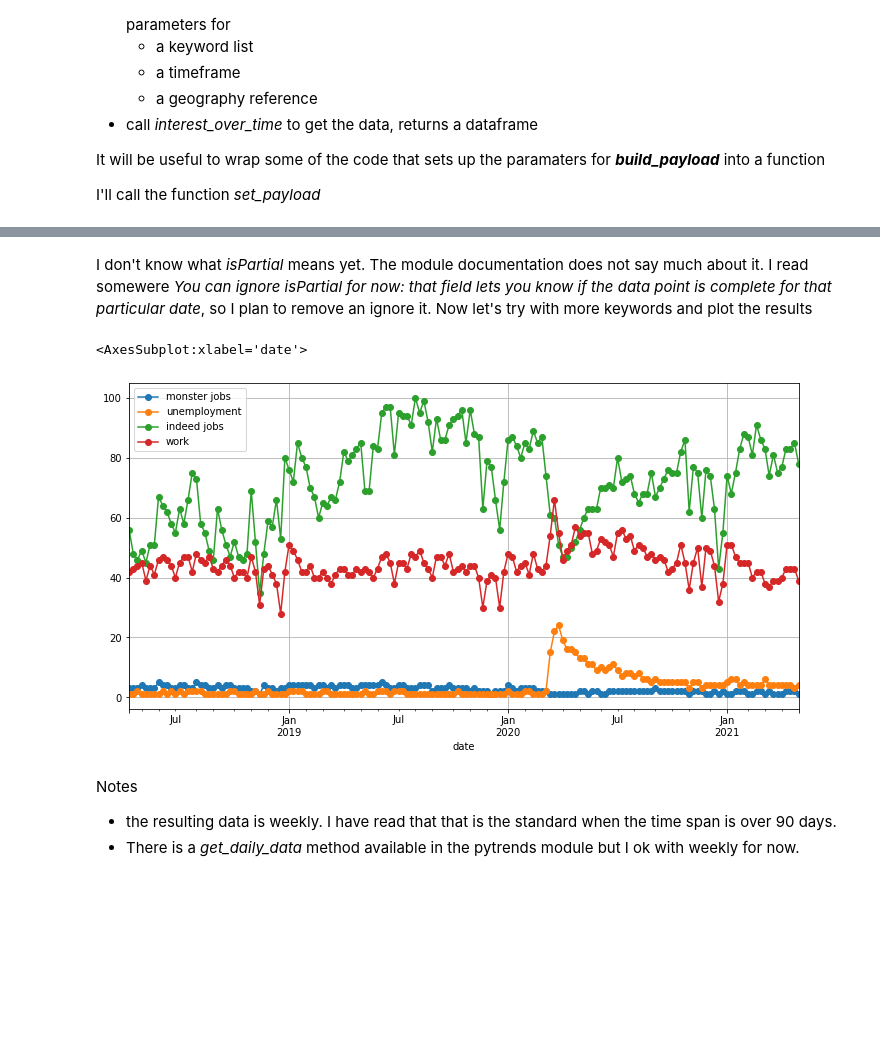
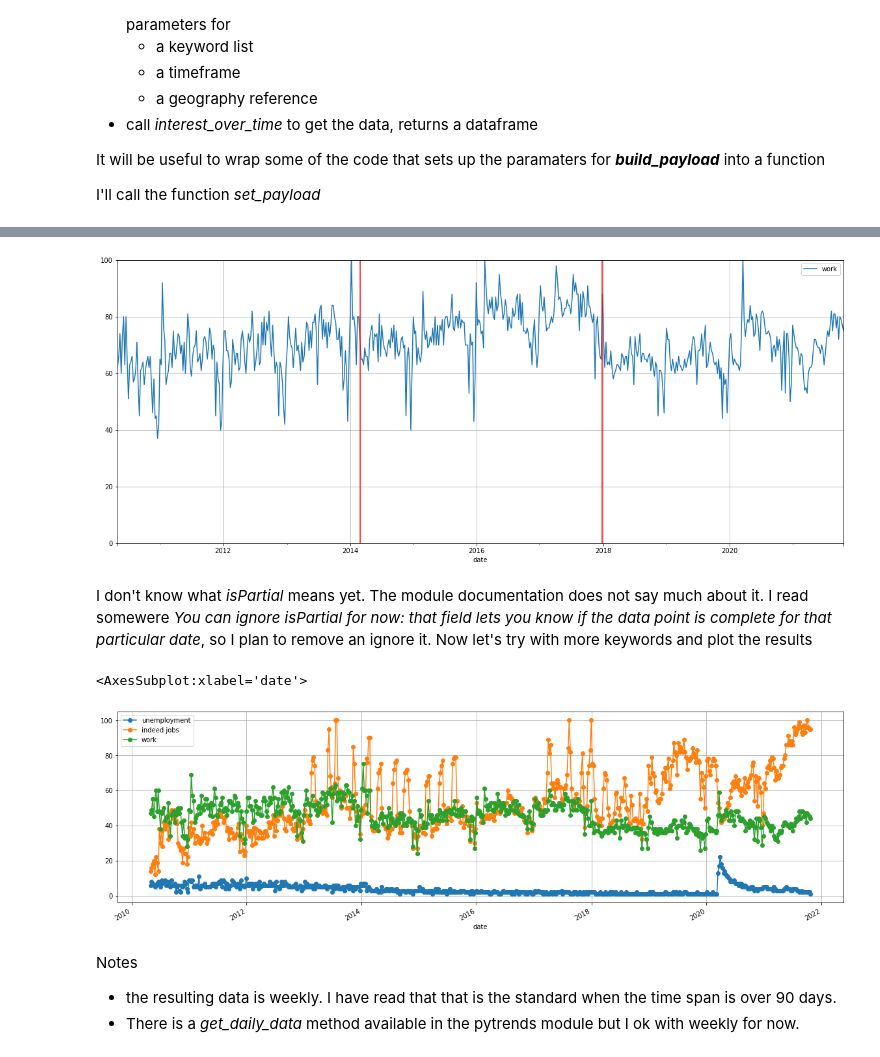
Before and after one commit to jhmuller/job-forecasting, a Jupyter notebook: _notebooks/Part_6_GoogleTrends.ipynb, the cells around one changed output, grey strips where cells are left out. Cells and saved outputs as stored; diff of their text form; code cells hidden in the pictures; blank space fills up the shorter version.

Commit message:
fixes in weekly claims, google and combind

```diff
--- a/_notebooks/Part_6_GoogleTrends.ipynb
+++ b/_notebooks/Part_6_GoogleTrends.ipynb
@@ -56,0 +73,4 @@ version np of numpy as 1.20.1
+# %%
+end_date = datetime.date.today()
+start_date = end_date - datetime.timedelta(weeks=52*8)
+print("start dt {0},  end_dt {1}".format(start_date, end_date))
@@ -70,15 +92,18 @@ It will be useful to wrap some of the code that sets up the paramaters for  ***b
 
 I'll call the function *set_payload*
 # %%
-def set_payload(trend_req, kw_list, nweeks=100, geo='US', cat=60, grop=''):
+def set_payload_weeks(trend_req, kw_list, nweeks=100, geo='US', cat=60, grop=''):
     end_date = datetime.date.today()
     start_date = datetime.date.today() - datetime.timedelta(weeks=nweeks)
     timeframe = start_date.strftime("%Y-%m-%d") + " " + end_date.strftime("%Y-%m-%d")
     trend_req.build_payload(kw_list, cat=cat, timeframe=timeframe, geo=geo, gprop=grop)
     return trend_req
+
+def make_trend_req(kw_list, cat=60, geo='US', grop=''):
+    trend_req.build_payload(kw_list, cat=cat, geo=geo, gprop=grop)
+    return trend_req
+
+def set_payload_start_end(trend_req, kw_list, start_date, end_date, geo='US', cat=60, grop=''):
+    timeframe = start_date.strftime("%Y-%m-%d") + " " + end_date.strftime("%Y-%m-%d")
+    trend_req.build_payload(kw_list, cat=cat, timeframe=timeframe, geo=geo, gprop=grop)
+    return trend_req
-# %%
-tr = TrendReq(hl='en-US', tz=360)
-tr = set_payload(trend_req=tr, kw_list=['work'], cat=60, nweeks=20, geo='US', grop='')
-df = tr.interest_over_time()
-print(df.head(2))
-print(df.tail(2))
@@ -94,16 +163,59 @@ date
+# %%
+def trends_get_weekly(trend_req, kw_list,  start, end, cat=60,  geo="US", grop='', return_windows=False, verbosity=0):
+  if verbosity > 0:
+    print("start {0}  end {1}".format(start, end))
+  windows = [(start, end)]
+  if (end - start).days > 360*4.8:
+    windows = []
+    starts = []
+    st = end - datetime.timedelta(weeks=50*4)
+    while end > start:
+      new_w = (st, end)
+      if verbosity > 0:
+        print("adding to windows {0}".format(new_w))
+      windows.append(new_w)
+      end = st - datetime.timedelta(days=1)
+      st = end - datetime.timedelta(weeks=50*4)
+      if verbosity > 1:
+        print(st, end)
+  if verbosity > 0:
+    print("windows {0}".format(windows))
+  res = pd.DataFrame()
+  for start, end in windows:
+    if verbosity > 0:
+      print(start, end)
+    tr = TrendReq(hl='en-US', tz=360)
+    tr = set_payload_start_end(trend_req=tr, kw_list=kw_list, cat=cat, start_date=start, end_date=end, geo='US', grop='')
+    df = tr.interest_over_time()
+    if res.shape[0] == 0:
+      res = df
+    else:
+      res = pd.concat([res, df])
+  if return_windows:
+    return res, windows
+  else:
+    return res
+
+tr = TrendReq(hl='en-US', tz=360)
+df, windows = trends_get_weekly(trend_req=tr, kw_list=['work'], cat=60, start=start_date, end=end_date, geo="US", grop='', return_windows=True, verbosity=0)
+df.sort_index(inplace=True)
+ax = df.plot(y="work", figsize=[20,8], ylim=[0,100], grid=True)
+for w in windows:
+  ax.axvline(w[1], color="red")
+# %% [output]
+[figure, added]
 # %% [markdown]
 I don't know what *isPartial* means yet.  The module documentation does not say much about it.
 I read somewere *You can ignore isPartial for now: that field lets you know if the data point is complete for that particular date*, so I plan to remove an ignore it.
 Now let's try with more keywords and plot the results
 # %%
-kw_list = [  "monster jobs",  "unemployment", "indeed jobs", "work"] #  "monster jobs"] #, "work"]
-nweeks = 160
-tr = set_payload(trend_req=tr, kw_list=kw_list, nweeks=nweeks, )
-df = tr.interest_over_time().drop("isPartial", axis=1)
-df.plot(figsize=[12,6], grid=True, marker='o')
+kw_list = [ "unemployment", "indeed jobs", "work"] #  "monster jobs"] #, "work"]
+tr = TrendReq(hl='en-US', tz=360)
+df = trends_get_weekly(trend_req=tr, kw_list=kw_list, cat=60, start=start_date, end=end_date, geo="US", grop='')
+df.plot(figsize=[20,6], grid=True, marker='o')
 # %% [output]
 <AxesSubplot:xlabel='date'>
-[figure, old version]
+[figure, new version]
 # %% [markdown]
 Notes
 * the resulting data is weekly. I have read that that is the standard when the time span is over 90 days.
```
Also changed, not shown: parts of 17 cells of this notebook, 4 other files.
